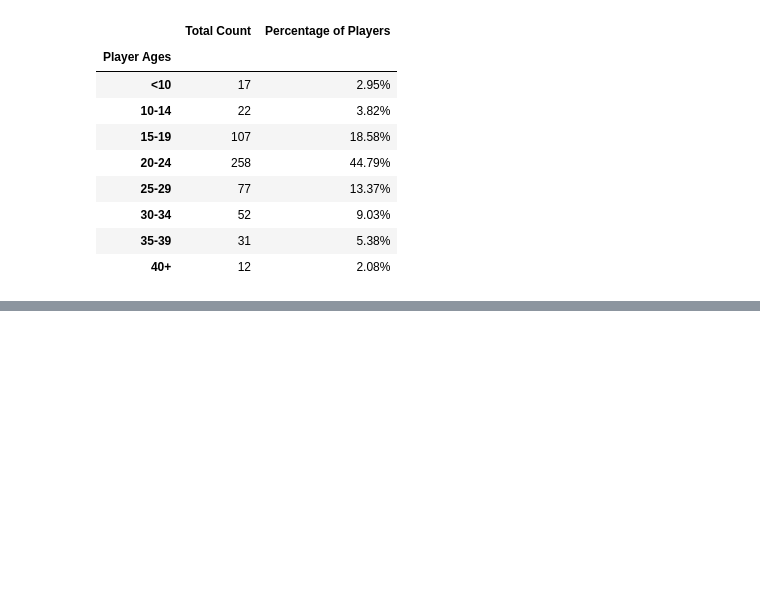
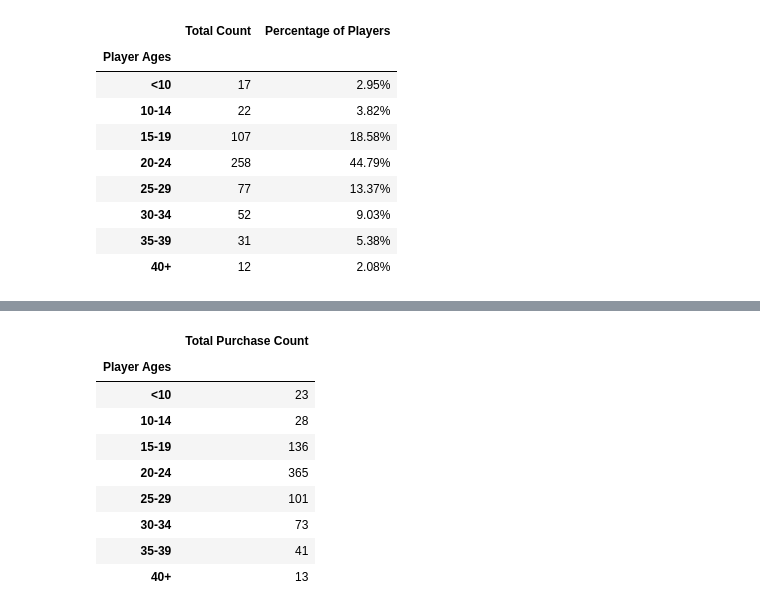
Before and after one commit to nikoelvambuena95/pandas-challenge, a Jupyter notebook: Pandas_homework.ipynb, the cells around one changed output, grey strips where cells are left out. Saved outputs shown, nothing was run; the diff lists cells and outputs as text; code cells hidden in the pictures; blank space fills up the shorter version.

```diff
--- a/Pandas_homework.ipynb
+++ b/Pandas_homework.ipynb
@@ -239,0 +261,19 @@ purchase_age_df
+# %%
+#create data frame 'Total Purchase Count' = groupby 'Player Ages' and sum column 'Price'
+purchase_analysis_age_df = purchase_analysis_age_raw_df.groupby(['Player Ages'])
+purchase_analysis_age_tpc_df = pd.DataFrame(purchase_analysis_age_df.count())
+
+#rename 'Price' column to 'Total Purchase Count'
+purchase_analysis_age_tpc_df = purchase_analysis_age_tpc_df.rename(columns={"Price":"Total Purchase Count"})
+purchase_analysis_age_tpc_df
+# %% [output]
+|  | Total Purchase Count |
+| Player Ages |  |
+| <10 | 23 |
+| 10-14 | 28 |
+| 15-19 | 136 |
+| 20-24 | 365 |
+| 25-29 | 101 |
+| 30-34 | 73 |
+| 35-39 | 41 |
+| 40+ | 13 |
```
Also changed, not shown: parts of 7 cells of this notebook.
